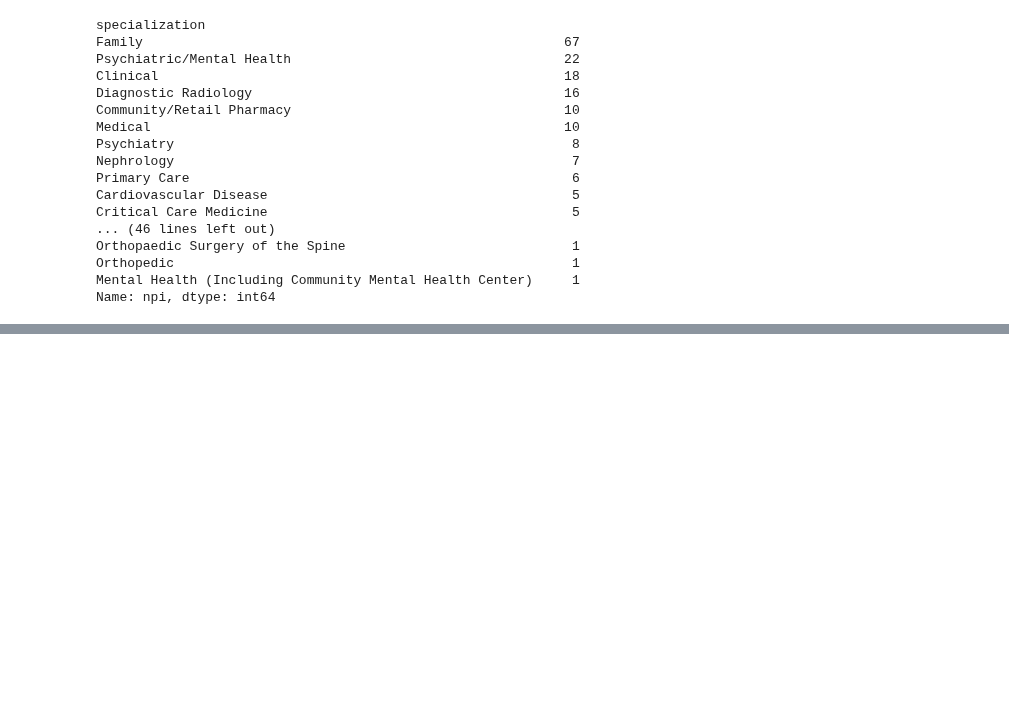
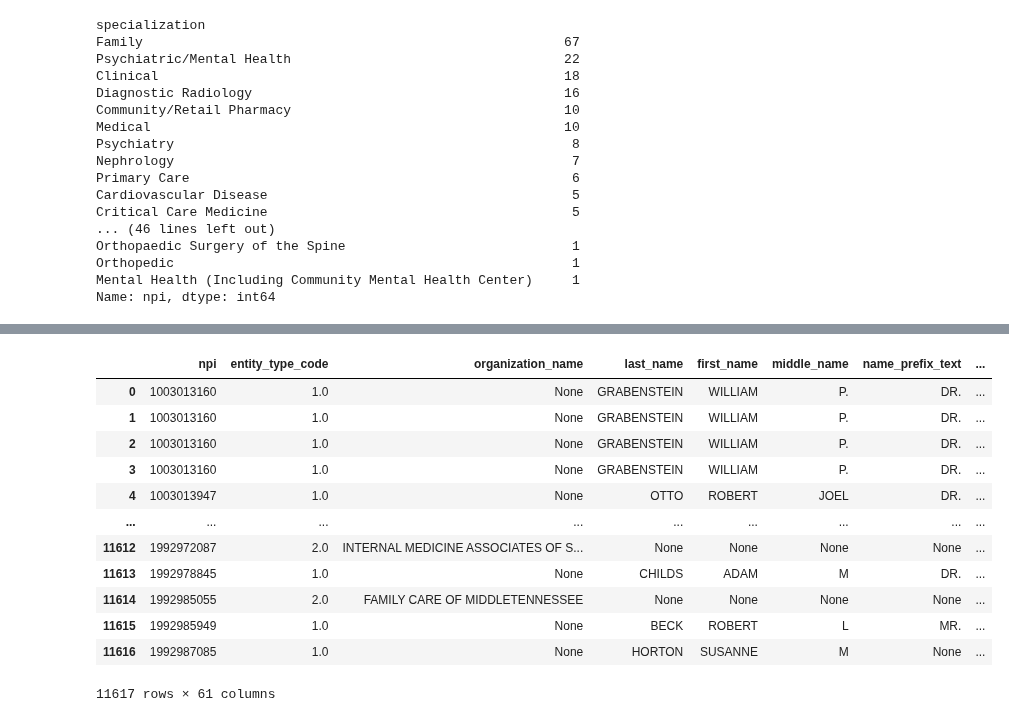
Before and after one commit to tomoumer/hop_team-the-hindenburgs, a Jupyter notebook: notebooks/data_exploration.ipynb, the cells around one changed output, grey strips where cells are left out. Saved outputs shown, nothing was run; the diff lists cells and outputs as text; code cells hidden in the pictures; blank space fills up the shorter version.

```diff
--- a/notebooks/data_exploration.ipynb
+++ b/notebooks/data_exploration.ipynb
@@ -738,0 +775,32 @@ Name: npi, dtype: int64
+# %%
+npis_in_communities = tuple(louvain_community['name'].tolist())
+
+query =f"""
+SELECT *
+FROM nnpes AS np
+LEFT JOIN facility_affiliation AS fa
+USING(npi)
+LEFT JOIN tn_hospital_info AS tn
+ON fa.facility_afl_ccn = tn.facility_id
+WHERE np.npi in {npis_in_communities}
+"""
+
+
+with sqlite3.connect('../data/hop_teaming_database.sqlite') as db:
+    testing_communities = pd.read_sql(query, db)
+
+testing_communities
+# %% [output]
+|  | npi | entity_type_code | organization_name | last_name | first_name | middle_name | name_prefix_text | ... |
+| 0 | 1003013160 | 1.0 | None | GRABENSTEIN | WILLIAM | P. | DR. | ... |
+| 1 | 1003013160 | 1.0 | None | GRABENSTEIN | WILLIAM | P. | DR. | ... |
+| 2 | 1003013160 | 1.0 | None | GRABENSTEIN | WILLIAM | P. | DR. | ... |
+| 3 | 1003013160 | 1.0 | None | GRABENSTEIN | WILLIAM | P. | DR. | ... |
+| 4 | 1003013947 | 1.0 | None | OTTO | ROBERT | JOEL | DR. | ... |
+| ... | ... | ... | ... | ... | ... | ... | ... | ... |
+| 11612 | 1992972087 | 2.0 | INTERNAL MEDICINE ASSOCIATES OF S... | None | None | None | None | ... |
+| 11613 | 1992978845 | 1.0 | None | CHILDS | ADAM | M | DR. | ... |
+| 11614 | 1992985055 | 2.0 | FAMILY CARE OF MIDDLETENNESSEE | None | None | None | None | ... |
+| 11615 | 1992985949 | 1.0 | None | BECK | ROBERT | L | MR. | ... |
+| 11616 | 1992987085 | 1.0 | None | HORTON | SUSANNE | M | None | ... |
+11617 rows × 61 columns
```
Also changed, not shown: parts of 9 cells of this notebook, 1 other file.
